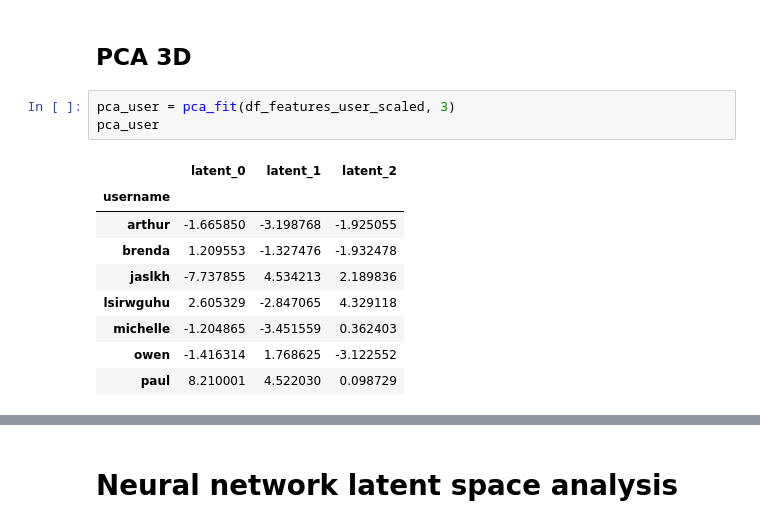
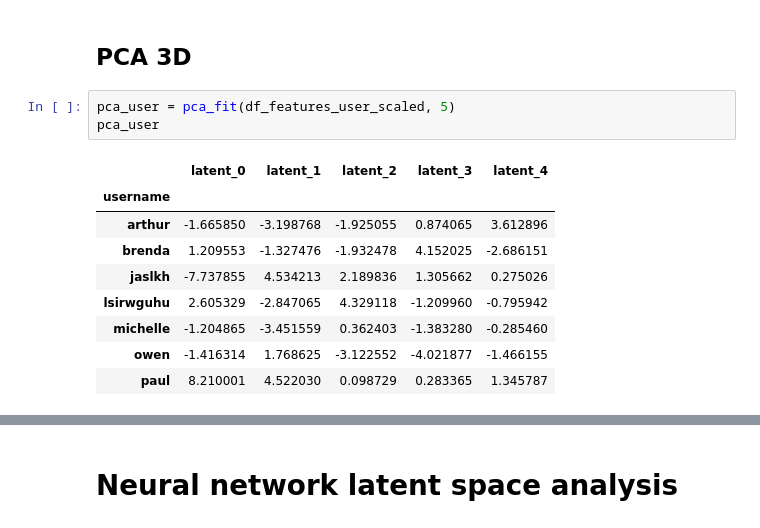
Before and after one commit to owengombas/spotify-recommender, a Jupyter notebook: pca.ipynb, the cells around one changed output, grey strips where cells are left out. Saved outputs shown, nothing was run; the diff lists cells and outputs as text.

Commit message:
Latent space creation

```diff
--- a/pca.ipynb
+++ b/pca.ipynb
@@ -272,16 +273,16 @@ plot_latent_space(pca_user)
 # %% [markdown]
 ## PCA 3D
 # %%
-pca_user = pca_fit(df_features_user_scaled, 3)
+pca_user = pca_fit(df_features_user_scaled, 5)
 pca_user
 # %% [output]
-|  | latent_0 | latent_1 | latent_2 |
-| username |  |  |  |
-| arthur | -1.665850 | -3.198768 | -1.925055 |
-| brenda | 1.209553 | -1.327476 | -1.932478 |
-| jaslkh | -7.737855 | 4.534213 | 2.189836 |
-| lsirwguhu | 2.605329 | -2.847065 | 4.329118 |
-| michelle | -1.204865 | -3.451559 | 0.362403 |
-| owen | -1.416314 | 1.768625 | -3.122552 |
-| paul | 8.210001 | 4.522030 | 0.098729 |
+|  | latent_0 | latent_1 | latent_2 | latent_3 | latent_4 |
+| username |  |  |  |  |  |
+| arthur | -1.665850 | -3.198768 | -1.925055 | 0.874065 | 3.612896 |
+| brenda | 1.209553 | -1.327476 | -1.932478 | 4.152025 | -2.686151 |
+| jaslkh | -7.737855 | 4.534213 | 2.189836 | 1.305662 | 0.275026 |
+| lsirwguhu | 2.605329 | -2.847065 | 4.329118 | -1.209960 | -0.795942 |
+| michelle | -1.204865 | -3.451559 | 0.362403 | -1.383280 | -0.285460 |
+| owen | -1.416314 | 1.768625 | -3.122552 | -4.021877 | -1.466155 |
+| paul | 8.210001 | 4.522030 | 0.098729 | 0.283365 | 1.345787 |
 # %%
```
Also changed, not shown: parts of 35 cells of this notebook, 4 other files.
